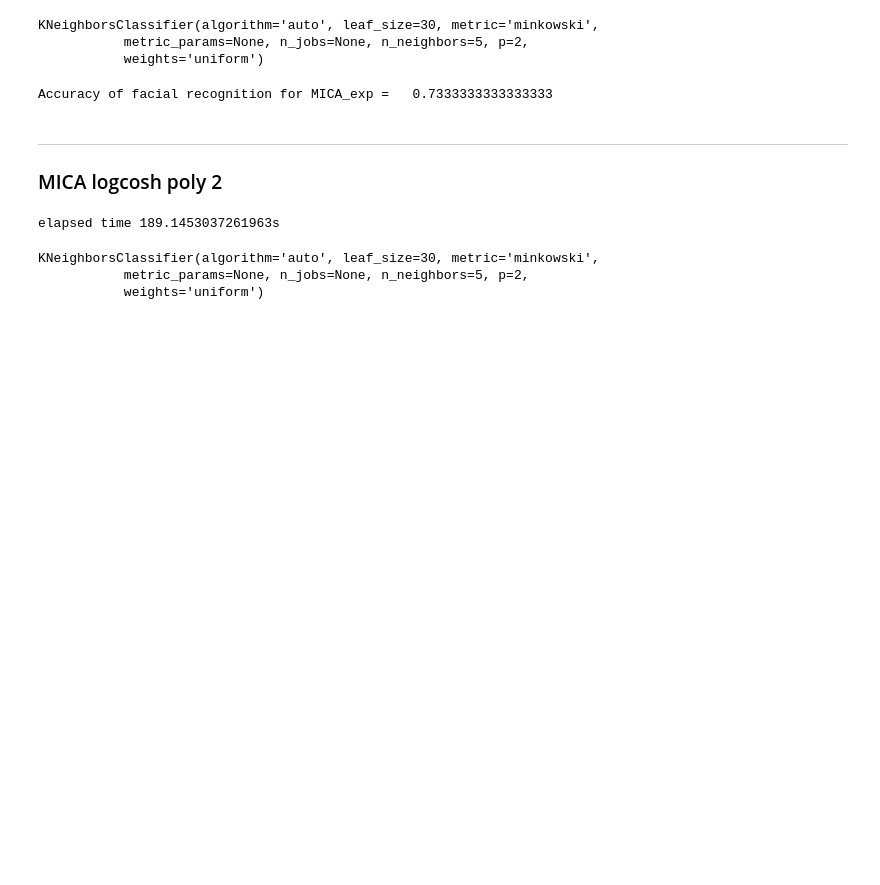
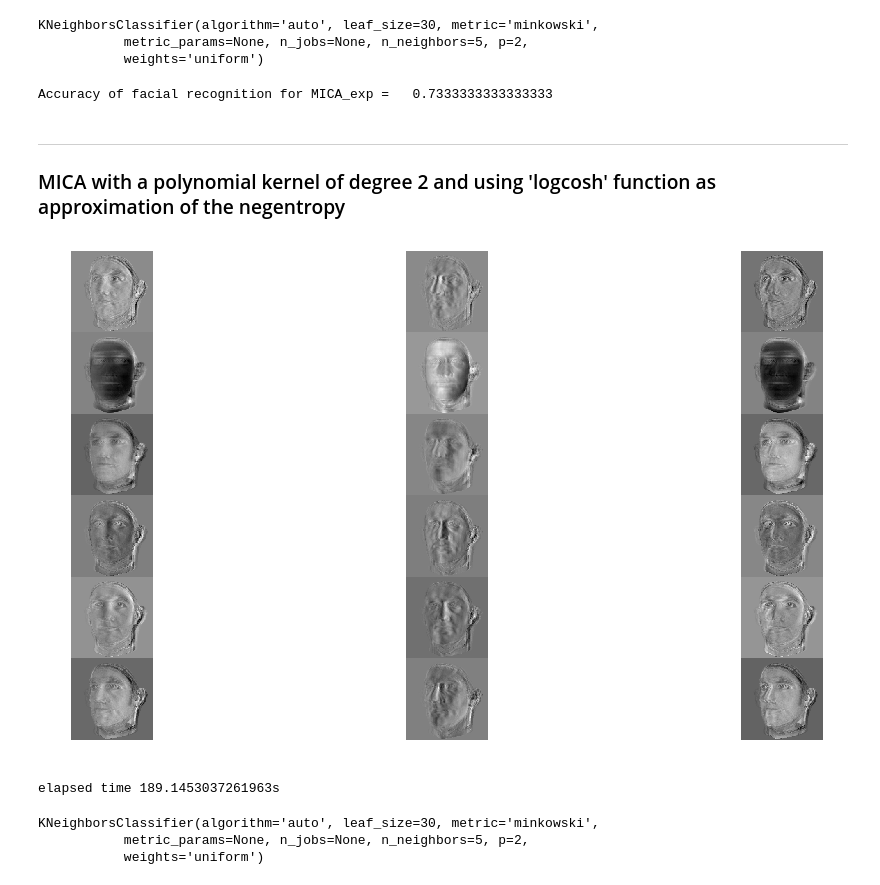
Before and after one commit to aalkhalil155/Kernalized-MICA, a Jupyter notebook: kMICA_2.ipynb, the cells around one changed output. Drawn from its saved outputs; the diff is of its cells as text; code cells hidden in the pictures; blank space fills up the shorter version.

```diff
--- a/kMICA_2.ipynb
+++ b/kMICA_2.ipynb
@@ -449,12 +421,15 @@ results[exp] = knn.score(x_test, y_test)
 print(f"Accuracy of facial recognition for {exp} = \t{results[exp]}")
 # %% [output]
 Accuracy of facial recognition for MICA_exp =   0.7333333333333333
-# %% [markdown]
-
----------
-### MICA logcosh poly 2
+# %% [markdown]
+---------
+### MICA with a polynomial kernel of degree 2 and using 'logcosh' function as approximation of the negentropy
 # %%
-Z, C_inv = MICA(X_train, N=3, fun="logcosh", kernel="poly", degree=2)
+Z, C_inv = MICA(X_train, N=3, fun="logcosh", kernel="poly", degree=2, max_iter=int(1e5))
+# %%
+plot_tensor_slice(Z, n=0)
+# %% [output]
+[figure, added]
 # %%
 start = time.time()
 x_train = []
```
Also changed, not shown: parts of 14 cells of this notebook, 1 other file.
